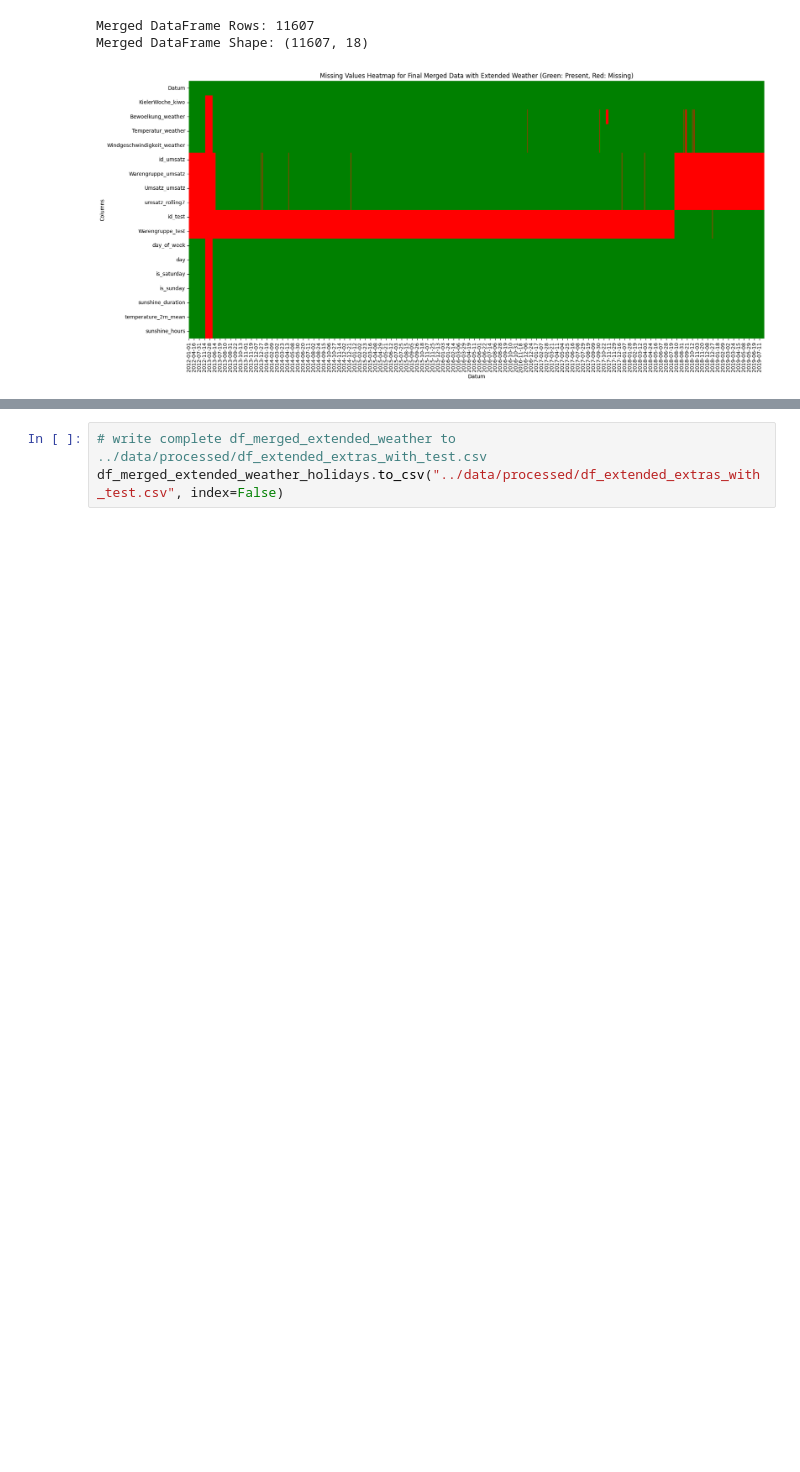
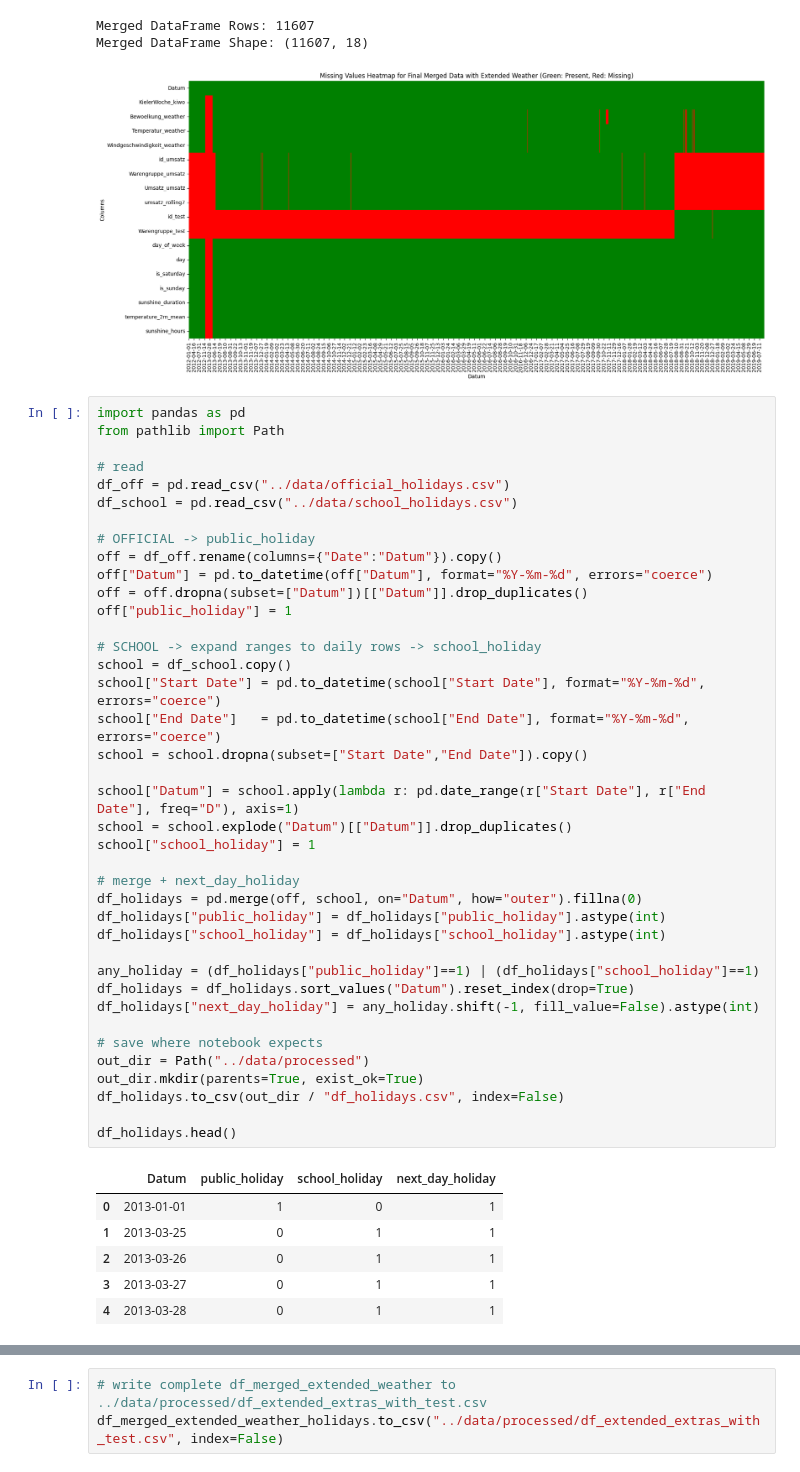
Before and after one commit to Awais16/bakery_sales_prediction, a Jupyter notebook: 0_DataPreparation/yousra_descriptive_stats.ipynb, the cells around one changed output, grey strips where cells are left out. Cells and saved outputs as stored; diff of their text form; blank space fills up the shorter version.

Commit message:
added holiday.csv

```diff
--- a/0_DataPreparation/yousra_descriptive_stats.ipynb
+++ b/0_DataPreparation/yousra_descriptive_stats.ipynb
@@ -495,6 +495,52 @@ plot_missing_heatmap(df_merged_extended_weather, 'Final Merged Data with Extende
 Merged DataFrame Rows: 11607
 Merged DataFrame Shape: (11607, 18)
 [figure]
+# %%
+import pandas as pd
+from pathlib import Path
+
+# read
+df_off = pd.read_csv("../data/official_holidays.csv")
+df_school = pd.read_csv("../data/school_holidays.csv")
+
+# OFFICIAL -> public_holiday
+off = df_off.rename(columns={"Date":"Datum"}).copy()
+off["Datum"] = pd.to_datetime(off["Datum"], format="%Y-%m-%d", errors="coerce")
+off = off.dropna(subset=["Datum"])[["Datum"]].drop_duplicates()
+off["public_holiday"] = 1
+
+# SCHOOL -> expand ranges to daily rows -> school_holiday
+school = df_school.copy()
+school["Start Date"] = pd.to_datetime(school["Start Date"], format="%Y-%m-%d", errors="coerce")
+school["End Date"]   = pd.to_datetime(school["End Date"], format="%Y-%m-%d", errors="coerce")
+school = school.dropna(subset=["Start Date","End Date"]).copy()
+
+school["Datum"] = school.apply(lambda r: pd.date_range(r["Start Date"], r["End Date"], freq="D"), axis=1)
+school = school.explode("Datum")[["Datum"]].drop_duplicates()
+school["school_holiday"] = 1
+
+# merge + next_day_holiday
+df_holidays = pd.merge(off, school, on="Datum", how="outer").fillna(0)
+df_holidays["public_holiday"] = df_holidays["public_holiday"].astype(int)
+df_holidays["school_holiday"] = df_holidays["school_holiday"].astype(int)
+
+any_holiday = (df_holidays["public_holiday"]==1) | (df_holidays["school_holiday"]==1)
+df_holidays = df_holidays.sort_values("Datum").reset_index(drop=True)
+df_holidays["next_day_holiday"] = any_holiday.shift(-1, fill_value=False).astype(int)
+
+# save where notebook expects
+out_dir = Path("../data/processed")
+out_dir.mkdir(parents=True, exist_ok=True)
+df_holidays.to_csv(out_dir / "df_holidays.csv", index=False)
+
+df_holidays.head()
+# %% [output]
+|  | Datum | public_holiday | school_holiday | next_day_holiday |
+| 0 | 2013-01-01 | 1 | 0 | 1 |
+| 1 | 2013-03-25 | 0 | 1 | 1 |
+| 2 | 2013-03-26 | 0 | 1 | 1 |
+| 3 | 2013-03-27 | 0 | 1 | 1 |
+| 4 | 2013-03-28 | 0 | 1 | 1 |
 # %%
 # read processed/df_holidays.csv
 df_holidays = pd.read_csv("../data/processed/df_holidays.csv")
```
Also changed, not shown: parts of 9 cells of this notebook.
